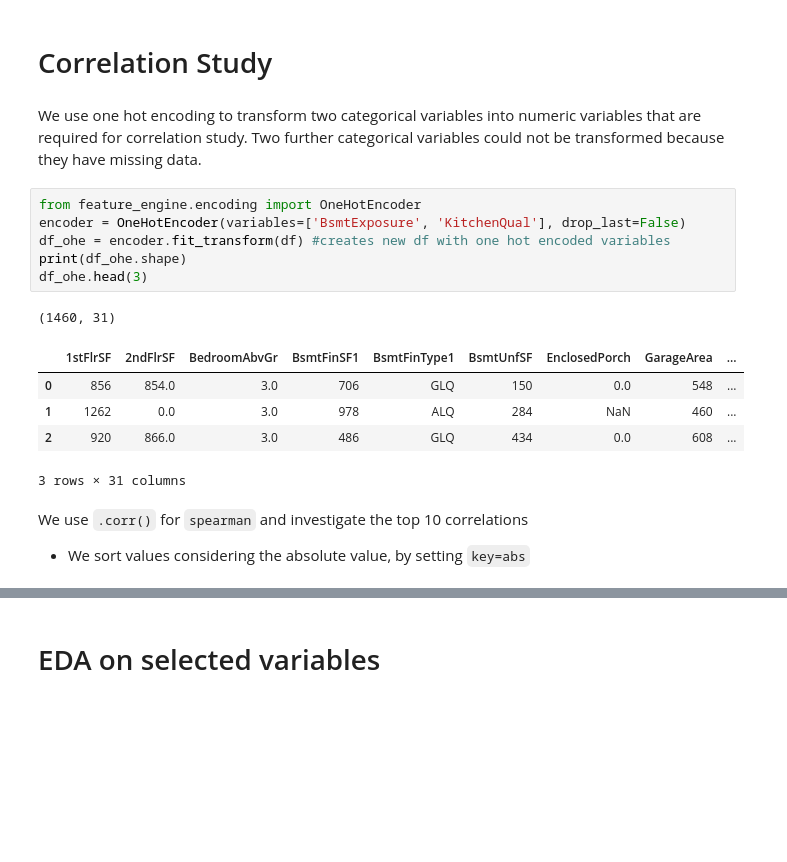
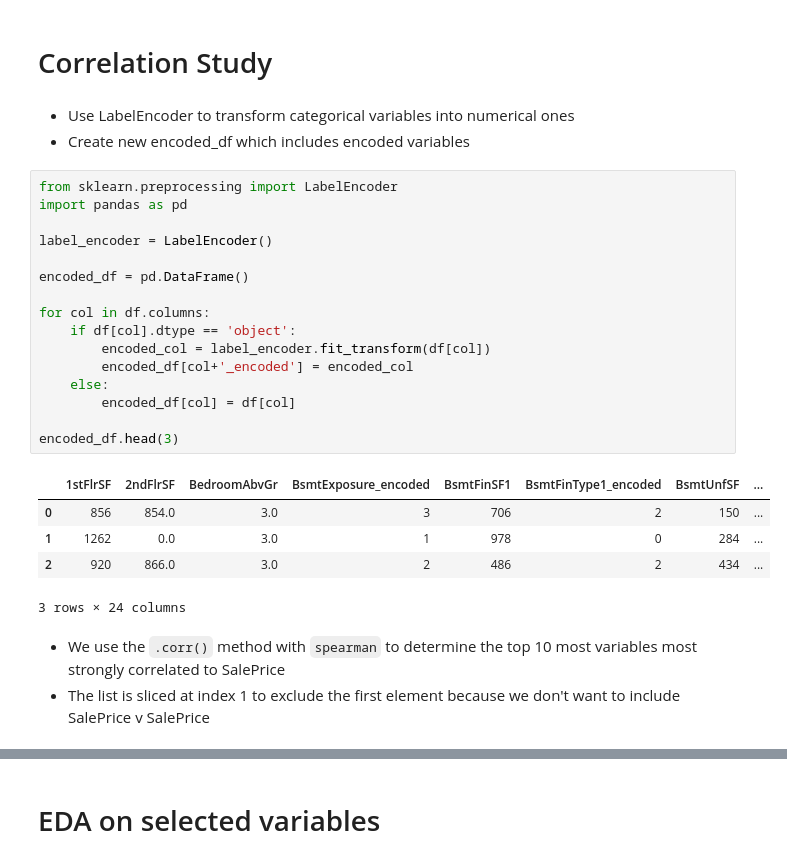
Before and after one commit to helenmurugan/heritage-housing-issues, a Jupyter notebook: jupyter_notebooks/02_Data_Visualisations.ipynb, the cells around one changed output, grey strips where cells are left out. Drawn from its saved outputs; the diff is of its cells as text; blank space fills up the shorter version.

```diff
--- a/jupyter_notebooks/02_Data_Visualisations.ipynb
+++ b/jupyter_notebooks/02_Data_Visualisations.ipynb
@@ -79,22 +79,32 @@ Observations from the pandas report
 ---
 # %% [markdown]
 # Correlation Study
-# %% [markdown]
-We use one hot encoding to transform two categorical variables into numeric variables that are required for correlation study. Two further categorical variables could not be transformed because they have missing data.
-# %%
-from feature_engine.encoding import OneHotEncoder
-encoder = OneHotEncoder(variables=['BsmtExposure', 'KitchenQual'], drop_last=False)
-df_ohe = encoder.fit_transform(df) #creates new df with one hot encoded variables
-print(df_ohe.shape)
-df_ohe.head(3)
-# %% [output]
-(1460, 31)
-|  | 1stFlrSF | 2ndFlrSF | BedroomAbvGr | BsmtFinSF1 | BsmtFinType1 | BsmtUnfSF | EnclosedPorch | GarageArea | ... |
-| 0 | 856 | 854.0 | 3.0 | 706 | GLQ | 150 | 0.0 | 548 | ... |
-| 1 | 1262 | 0.0 | 3.0 | 978 | ALQ | 284 | NaN | 460 | ... |
-| 2 | 920 | 866.0 | 3.0 | 486 | GLQ | 434 | 0.0 | 608 | ... |
-3 rows × 31 columns
-# %% [markdown]
-We use `.corr()` for `spearman` and investigate the top 10 correlations
-* We sort values considering the absolute value, by setting `key=abs`
+# %% [markdown]
+* Use LabelEncoder to transform categorical variables into numerical ones
+* Create new encoded_df which includes encoded variables
+# %%
+from sklearn.preprocessing import LabelEncoder
+import pandas as pd
+
+label_encoder = LabelEncoder()
+
+encoded_df = pd.DataFrame()
+
+for col in df.columns:
+    if df[col].dtype == 'object':
+        encoded_col = label_encoder.fit_transform(df[col])
+        encoded_df[col+'_encoded'] = encoded_col
+    else:
+        encoded_df[col] = df[col]
+
+encoded_df.head(3)
+# %% [output]
+|  | 1stFlrSF | 2ndFlrSF | BedroomAbvGr | BsmtExposure_encoded | BsmtFinSF1 | BsmtFinType1_encoded | BsmtUnfSF | ... |
+| 0 | 856 | 854.0 | 3.0 | 3 | 706 | 2 | 150 | ... |
+| 1 | 1262 | 0.0 | 3.0 | 1 | 978 | 0 | 284 | ... |
+| 2 | 920 | 866.0 | 3.0 | 2 | 486 | 2 | 434 | ... |
+3 rows × 24 columns
+# %% [markdown]
+* We use the `.corr()` method with `spearman` to determine the top 10 most variables most strongly correlated to SalePrice
+* The list is sliced at index 1 to exclude the first element because we don't want to include SalePrice v SalePrice
 # %%
```
Also changed, not shown: parts of 22 cells of this notebook.
